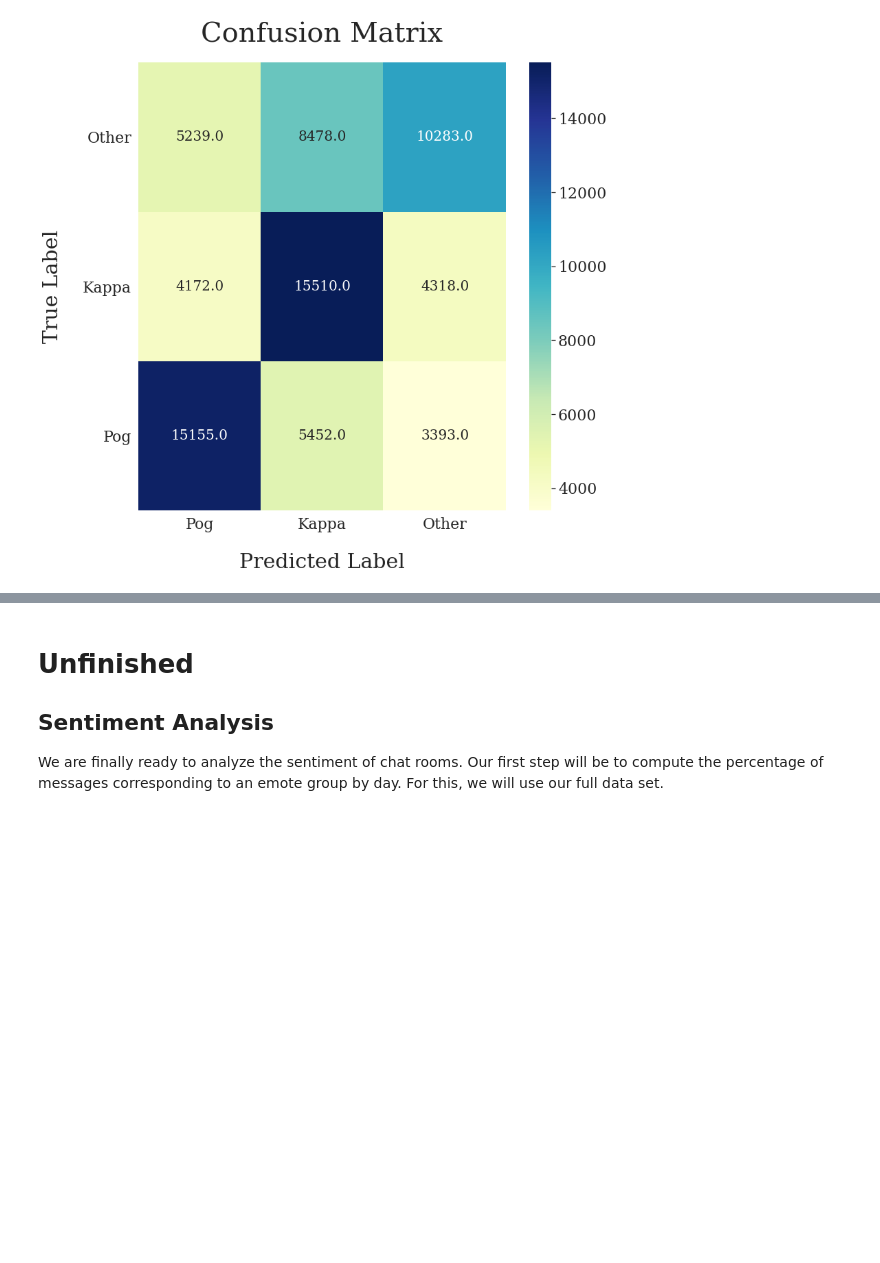
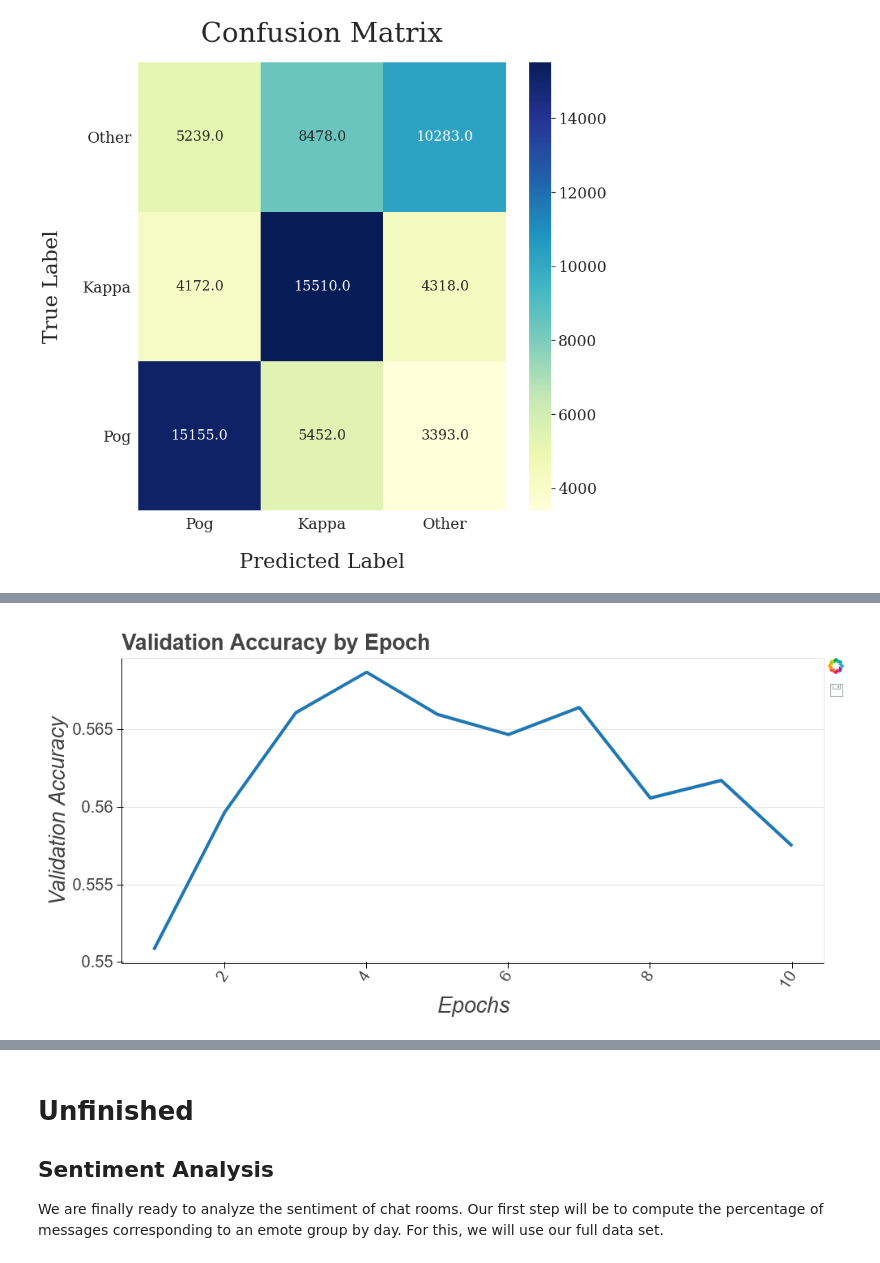
Before and after one commit to DanielFLevine-zz/tdi_capstone_project, a Jupyter notebook: sentiment_analysis_Twitch.ipynb, the cells around one changed output, grey strips where cells are left out. Saved outputs shown, nothing was run; the diff lists cells and outputs as text; code cells hidden in the pictures; blank space fills up the shorter version.

Commit message:
bokeh plots static on SAT

```diff
--- a/sentiment_analysis_Twitch.ipynb
+++ b/sentiment_analysis_Twitch.ipynb
@@ -529,5 +532,6 @@ history
 # %%
-from bokeh.plotting import output_file
+from bokeh.io.export import get_screenshot_as_png
+
 x = [i for i in range(1,11)]
 y = history['val_acc']
 p = figure(plot_height=500, plot_width=1000,
@@ -545,6 +549,5 @@ p.yaxis.major_label_text_font_size = "15pt"
 p.xaxis.axis_label_text_font_size = "20pt"
 p.xaxis.major_label_text_font_size = "15pt"
 
-output_file("val_acc.html", title="Validation Accuracy by Epoch")
-show(p)
+get_screenshot_as_png(p)
 # %% [output]
@@ -554,3 +554,4 @@ show(p)
+[figure, added]
 # %%
 x = [i for i in range(1,11)]
 y = history['val_loss']
```
Also changed, not shown: parts of 4 cells of this notebook.
